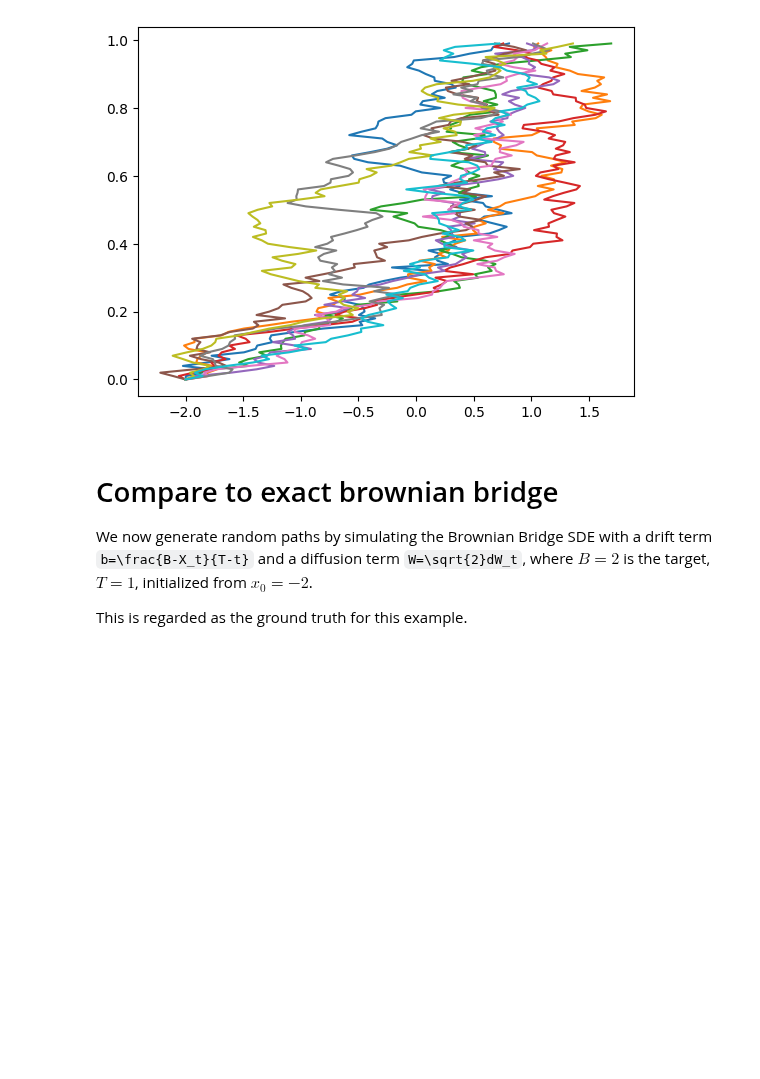
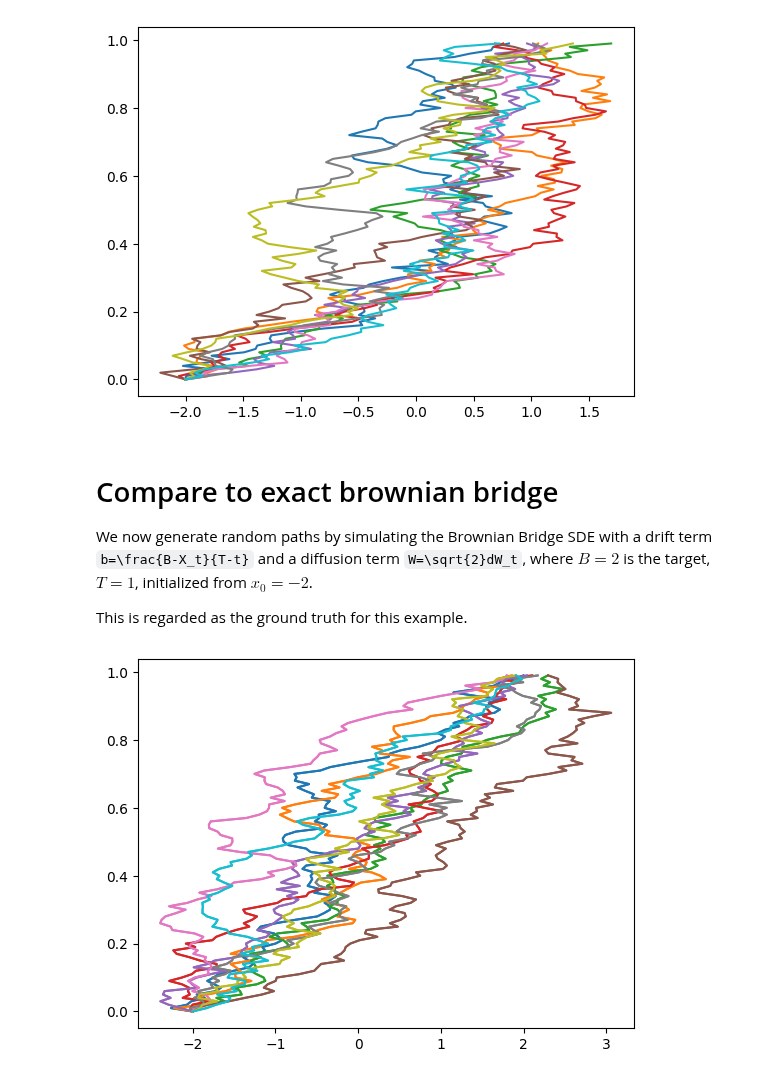
Before and after one commit to reubenharry/path_sampling, a Jupyter notebook: notebooks/notebook_0.ipynb, the cells around one changed output. Saved outputs shown, nothing was run; the diff lists cells and outputs as text; code cells hidden in the pictures; blank space fills up the shorter version.

Commit message:
paths

```diff
--- a/notebooks/notebook_0.ipynb
+++ b/notebooks/notebook_0.ipynb
@@ -201,34 +201,38 @@ This is regarded as the ground truth for this example.
 # estimate marginals
 from path_sampling import make_double_well_potential, sample_sde
 
+key = jax.random.key(0)
+ndims = 1
 
 hyperparams={'dt': 0.01, 'num_steps': 100, 'num_training_steps' : 200}
 B = 2.0
 
 
 paths, times = jax.pmap(lambda k: sample_sde(
     b= lambda x,t: (B - x)/(1-t),
     W = lambda _, key: jnp.sqrt(2)*jax.random.normal(key, shape=(ndims,)),
     rho = lambda key: jnp.zeros((ndims,))-2.,   # initial point
     key=k,
     dt=hyperparams['dt'],
     num_steps=hyperparams['num_steps']))(jax.random.split(key, 10))
 
 # visualize path
 for path, time in zip(paths, times):
     plt.plot(path,time)
 
 # plot potential
 x = np.linspace(-2.5, 2.5, 100)
 
 # red to green colormap
 # Create a colormap from red to green
-cmap = plt.cm.RdYlGn
-colors = cmap(np.linspace(0, 1, len(paths)))
+# cmap = plt.cm.RdYlGn
+# colors = cmap(np.linspace(0, 1, len(paths)))
 
 # Plot each path with a color from the gradient
 for i, (path, time) in enumerate(zip(paths, times)):
-    plt.plot(path, time, color=colors[i])
+    plt.plot(path, time)
 
 # Plot the potential
 # plt.plot(x, potential(x[:, None]), 'k--', alpha=0.7)  # Plot potential as dashed black line
+# %% [output]
+[figure, added]
```
Also changed, not shown: 1 other file.
